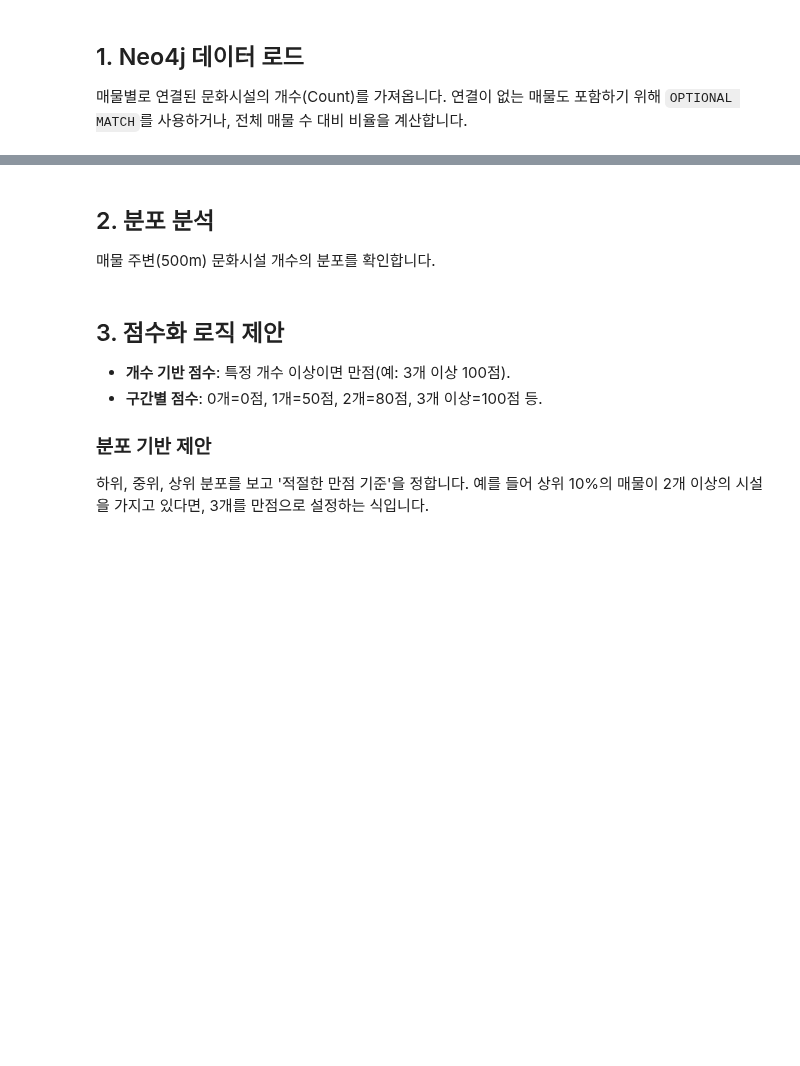
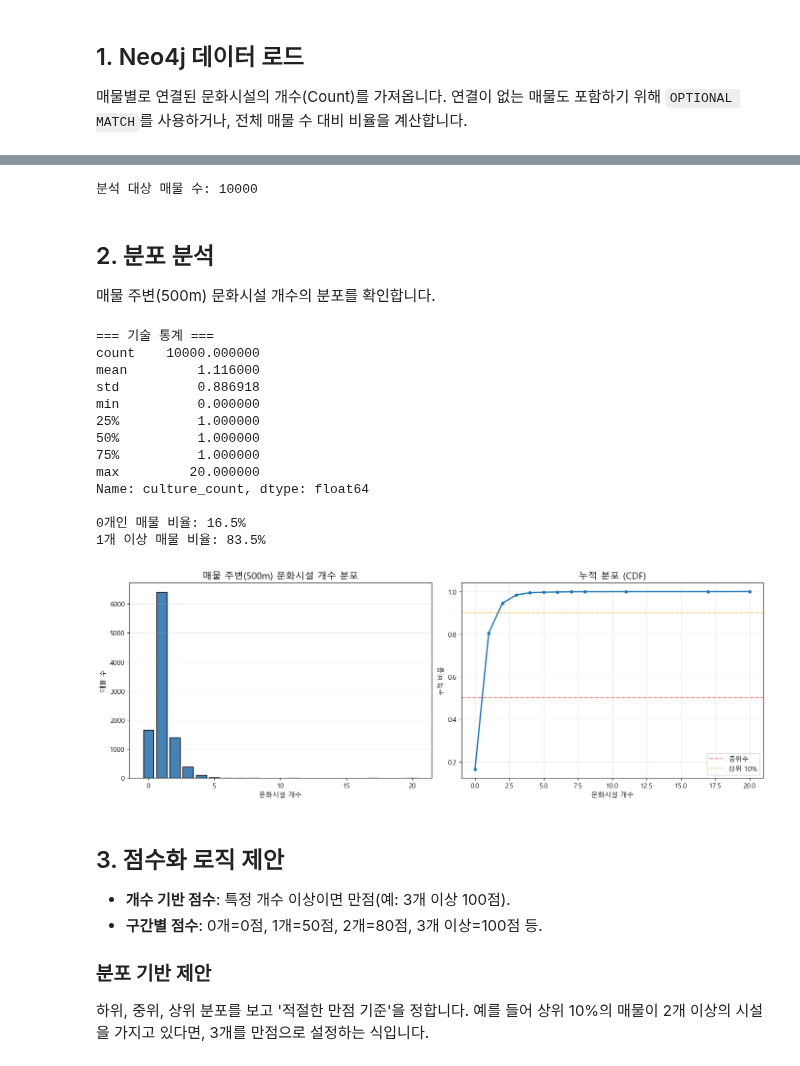
Before and after one commit to eunjeong0911/Property-recommend, a Jupyter notebook: analytics/temperature/culture/culture_eda.ipynb, the cells around one changed output, grey strips where cells are left out. Saved outputs shown, nothing was run; the diff lists cells and outputs as text; code cells hidden in the pictures; blank space fills up the shorter version.

```diff
--- a/analytics/temperature/culture/culture_eda.ipynb
+++ b/analytics/temperature/culture/culture_eda.ipynb
@@ -69,3 +71,14 @@ display(df.head())
+# %%
+db = Neo4jConnector()
+df = db.get_culture_counts(limit=10000)
+db.close()
+
+# 컬럼명 변경 (여기에 추가)
+df = df.rename(columns={'count': 'culture_count'})
+
+print(f"분석 대상 매물 수: {len(df)}")
+# %% [output]
+분석 대상 매물 수: 10000
 # %% [markdown]
 ## 2. 분포 분석
 매물 주변(500m) 문화시설 개수의 분포를 확인합니다.
@@ -93,3 +85,59 @@ plt.show()
+# %%
+import matplotlib.pyplot as plt
+import seaborn as sns
+
+# 한글 폰트 설정
+plt.rcParams['font.family'] = 'Malgun Gothic'
+plt.rcParams['axes.unicode_minus'] = False
+
+# 기술 통계
+print("=== 기술 통계 ===")
+print(df['culture_count'].describe())
+print(f"\n0개인 매물 비율: {(df['culture_count'] == 0).mean()*100:.1f}%")
+print(f"1개 이상 매물 비율: {(df['culture_count'] >= 1).mean()*100:.1f}%")
+
+# 분포 시각화
+fig, axes = plt.subplots(1, 2, figsize=(14, 5))
+
+# 히스토그램
+ax1 = axes[0]
+counts = df['culture_count'].value_counts().sort_index()
+ax1.bar(counts.index, counts.values, color='steelblue', edgecolor='black')
+ax1.set_title('매물 주변(500m) 문화시설 개수 분포', fontsize=14)
+ax1.set_xlabel('문화시설 개수')
+ax1.set_ylabel('매물 수')
+ax1.grid(axis='y', alpha=0.3)
+
+# 누적 분포 (CDF)
+ax2 = axes[1]
+sorted_data = df['culture_count'].sort_values()
+cdf = [(sorted_data <= x).mean() for x in sorted_data.unique()]
+ax2.plot(sorted_data.unique(), cdf, marker='o', linewidth=2, markersize=4)
+ax2.set_title('누적 분포 (CDF)', fontsize=14)
+ax2.set_xlabel('문화시설 개수')
+ax2.set_ylabel('누적 비율')
+ax2.axhline(y=0.5, color='r', linestyle='--', alpha=0.5, label='중위수')
+ax2.axhline(y=0.9, color='orange', linestyle='--', alpha=0.5, label='상위 10%')
+ax2.legend()
+ax2.grid(True, alpha=0.3)
+
+plt.tight_layout()
+plt.show()
+# %% [output]
+=== 기술 통계 ===
+count    10000.000000
+mean         1.116000
+std          0.886918
+min          0.000000
+25%          1.000000
+50%          1.000000
+75%          1.000000
+max         20.000000
+Name: culture_count, dtype: float64
+
+0개인 매물 비율: 16.5%
+1개 이상 매물 비율: 83.5%
+[figure, added]
 # %% [markdown]
 ## 3. 점수화 로직 제안
 - **개수 기반 점수**: 특정 개수 이상이면 만점(예: 3개 이상 100점).
```
Also changed, not shown: parts of 7 cells of this notebook, 4 other files.
